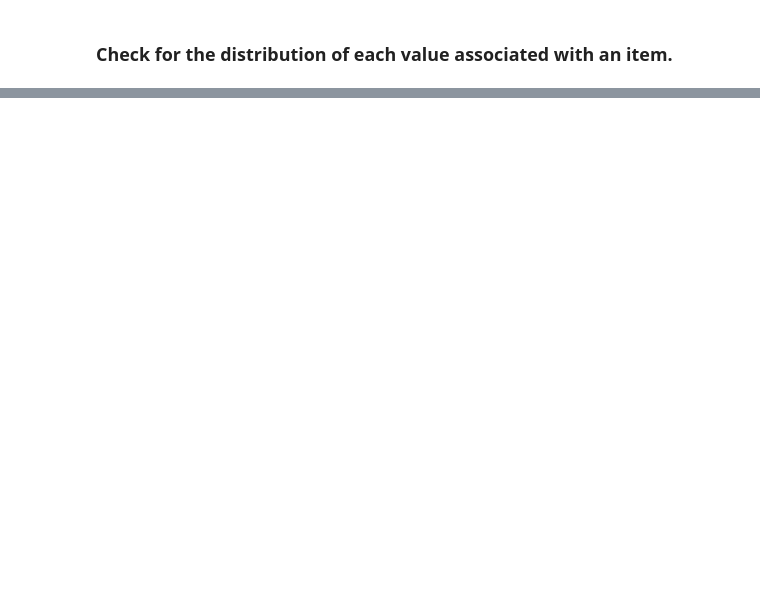
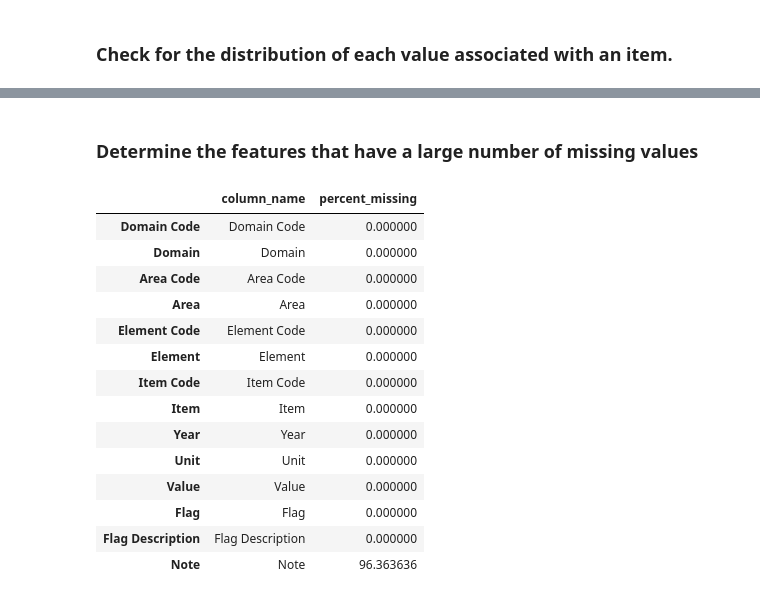
Before and after one commit to DunQua/-Intro2DS-Final-Seminar, a Jupyter notebook: source_code/02_preprocess_data.ipynb, the cells around one changed output, grey strips where cells are left out. Saved outputs shown, nothing was run; the diff lists cells and outputs as text; code cells hidden in the pictures; blank space fills up the shorter version.

```diff
--- a/source_code/02_preprocess_data.ipynb
+++ b/source_code/02_preprocess_data.ipynb
@@ -80,0 +115,23 @@ data_distribute_df
+# %% [markdown]
+### Determine the features that have a large number of missing values
+# %%
+percent_missing = raw_df.isnull().sum() * 100 / len(raw_df)
+missing_value_df = pd.DataFrame({'column_name': raw_df.columns,
+                                 'percent_missing': percent_missing})
+missing_value_df
+# %% [output]
+|  | column_name | percent_missing |
+| Domain Code | Domain Code | 0.000000 |
+| Domain | Domain | 0.000000 |
+| Area Code | Area Code | 0.000000 |
+| Area | Area | 0.000000 |
+| Element Code | Element Code | 0.000000 |
+| Element | Element | 0.000000 |
+| Item Code | Item Code | 0.000000 |
+| Item | Item | 0.000000 |
+| Year | Year | 0.000000 |
+| Unit | Unit | 0.000000 |
+| Value | Value | 0.000000 |
+| Flag | Flag | 0.000000 |
+| Flag Description | Flag Description | 0.000000 |
+| Note | Note | 96.363636 |
```
Also changed, not shown: parts of 22 cells of this notebook, 4 other files.
